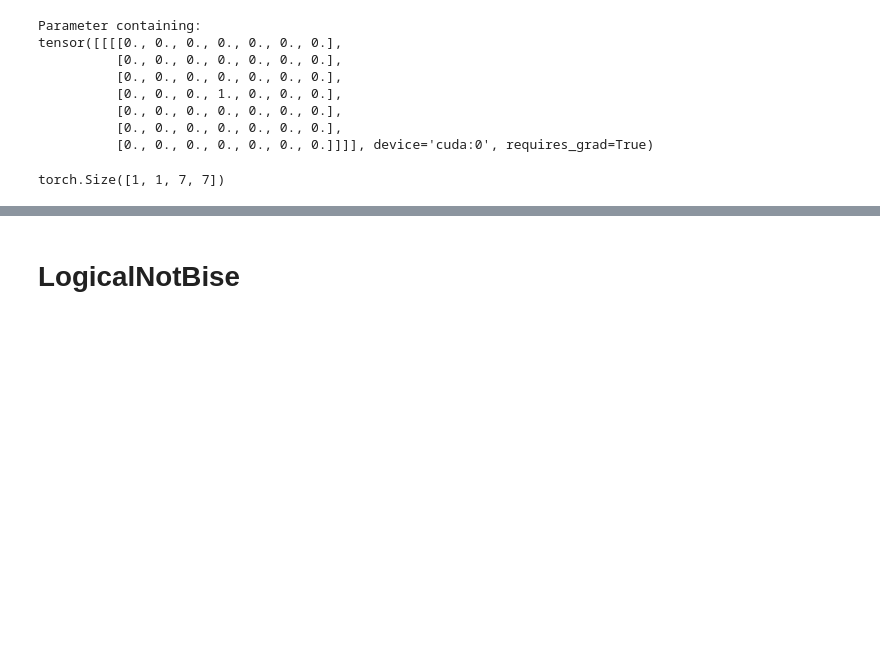
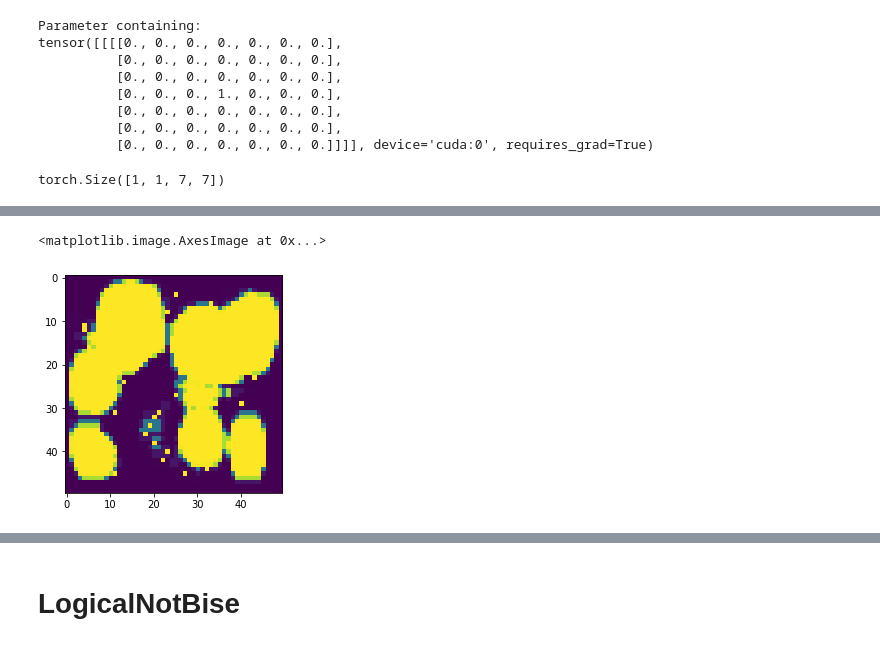
Before and after one commit to TheodoreAouad/3d_segm, a Jupyter notebook: Notebooks/DeepMorpho.ipynb, the cells around one changed output, grey strips where cells are left out. Cells and saved outputs as stored; diff of their text form; code cells hidden in the pictures; blank space fills up the shorter version.

```diff
--- a/Notebooks/DeepMorpho.ipynb
+++ b/Notebooks/DeepMorpho.ipynb
@@ -749,0 +833,2 @@ torch.Size([1, 1, 7, 7])
+# %%
+img, target = next(iter(dataloader))
@@ -749,0 +933,4 @@ torch.Size([1, 1, 7, 7])
+# %%
+reload_modules()
+net = bimonn.BiMoNN(kernel_size=[(7, 7)], atomic_element='cobisec')
+net.to(device)
@@ -749,0 +958,3 @@ torch.Size([1, 1, 7, 7])
+# %%
+net.layers[0].dilations1.alpha.requires_grad = False
+net.layers[0].dilations1.alpha.fill_(4)
@@ -749,0 +986,5 @@ torch.Size([1, 1, 7, 7])
+# %%
+plt.imshow(net.layers[0].dilations1(img)[0, 0].cpu().detach())
+# %% [output]
+<matplotlib.image.AxesImage at 0x...>
+[figure, added]
```
Also changed, not shown: parts of 26 cells of this notebook, 20 other files.
